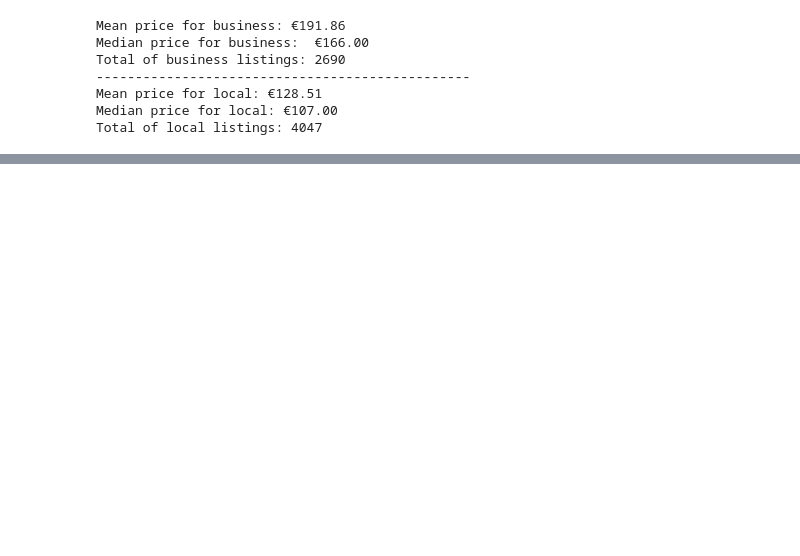
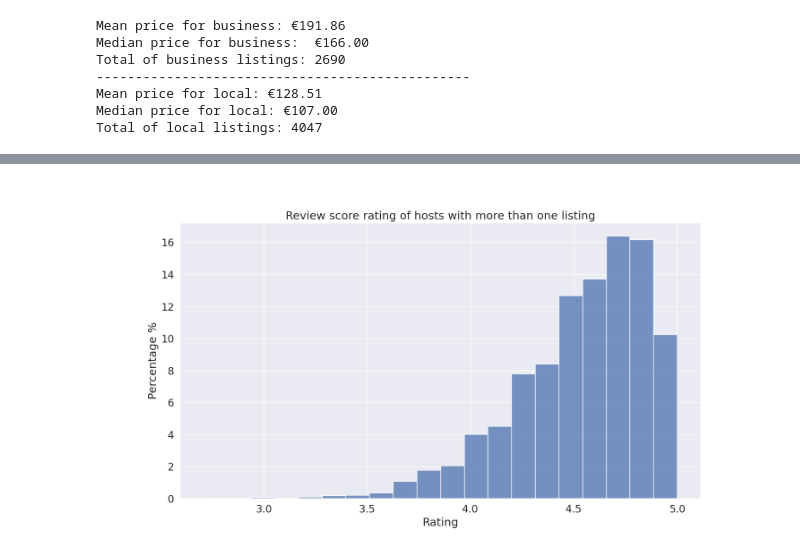
Before and after one commit to lacouth/airbnb_data_analysis, a Jupyter notebook: paris_airbnb.ipynb, the cells around one changed output, grey strips where cells are left out. Saved outputs shown, nothing was run; the diff lists cells and outputs as text; code cells hidden in the pictures; blank space fills up the shorter version.

```diff
--- a/paris_airbnb.ipynb
+++ b/paris_airbnb.ipynb
@@ -150,0 +194,4 @@ create_price_hist(data_local,'Price distribution for hosts with only one unit')
+# %%
+create_hist(data_scoring_multiple,'Review score rating of hosts with more than one listing',xlabel='Rating',ylabel='Percentage %')
+# %% [output]
+[figure, added]
```
Also changed, not shown: parts of 11 cells of this notebook, 6 other files.
